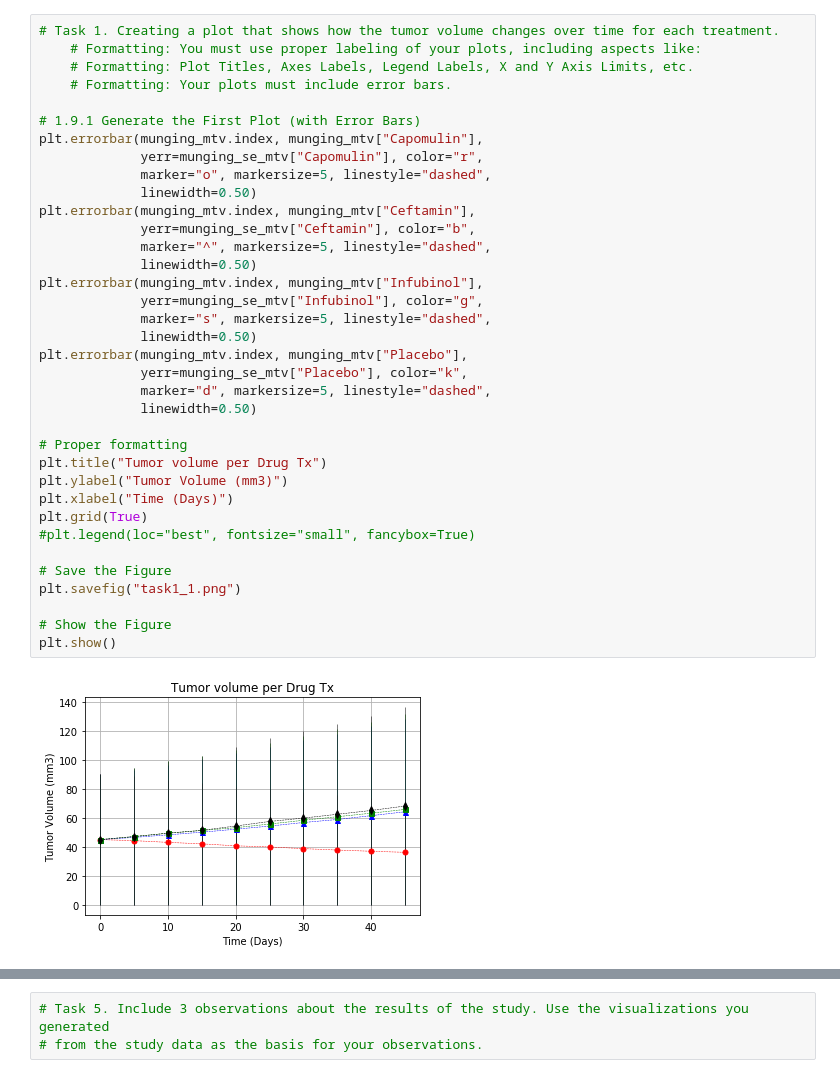
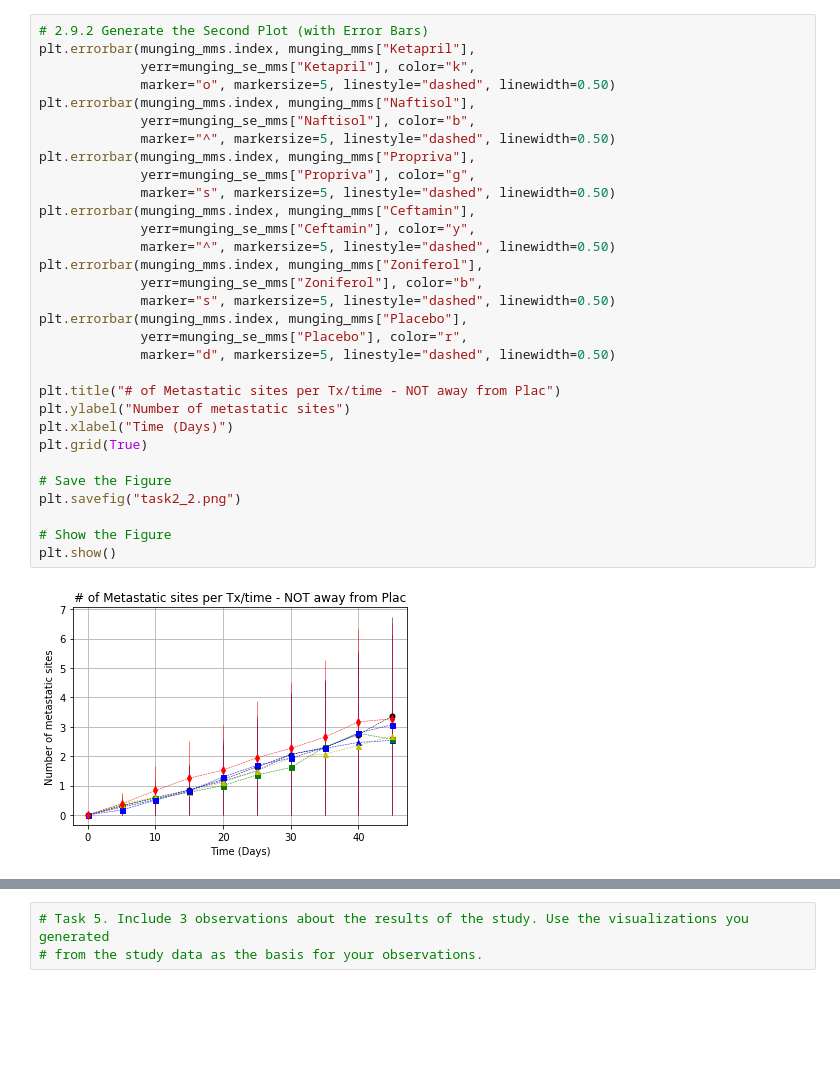
Before and after one commit to Enrique-Gaspar/matplotlib-challenge, a Jupyter notebook: Pymaceuticals/main-eg.ipynb, the cells around one changed output, grey strips where cells are left out. Drawn from its saved outputs; the diff is of its cells as text; blank space fills up the shorter version.

```diff
--- a/Pymaceuticals/main-eg.ipynb
+++ b/Pymaceuticals/main-eg.ipynb
@@ -101,38 +194,33 @@ munging_se_mtv
 # %%
-# Task 1. Creating a plot that shows how the tumor volume changes over time for each treatment.
-    # Formatting: You must use proper labeling of your plots, including aspects like:
-    # Formatting: Plot Titles, Axes Labels, Legend Labels, X and Y Axis Limits, etc.
-    # Formatting: Your plots must include error bars.
+# 2.9.2 Generate the Second Plot (with Error Bars)
+plt.errorbar(munging_mms.index, munging_mms["Ketapril"],
+             yerr=munging_se_mms["Ketapril"], color="k",
+             marker="o", markersize=5, linestyle="dashed", linewidth=0.50)
+plt.errorbar(munging_mms.index, munging_mms["Naftisol"],
+             yerr=munging_se_mms["Naftisol"], color="b",
+             marker="^", markersize=5, linestyle="dashed", linewidth=0.50)
+plt.errorbar(munging_mms.index, munging_mms["Propriva"],
+             yerr=munging_se_mms["Propriva"], color="g",
+             marker="s", markersize=5, linestyle="dashed", linewidth=0.50)
+plt.errorbar(munging_mms.index, munging_mms["Ceftamin"],
+             yerr=munging_se_mms["Ceftamin"], color="y",
+             marker="^", markersize=5, linestyle="dashed", linewidth=0.50)
+plt.errorbar(munging_mms.index, munging_mms["Zoniferol"],
+             yerr=munging_se_mms["Zoniferol"], color="b",
+             marker="s", markersize=5, linestyle="dashed", linewidth=0.50)
+plt.errorbar(munging_mms.index, munging_mms["Placebo"],
+             yerr=munging_se_mms["Placebo"], color="r",
+             marker="d", markersize=5, linestyle="dashed", linewidth=0.50)
 
-# 1.9.1 Generate the First Plot (with Error Bars)
-plt.errorbar(munging_mtv.index, munging_mtv["Capomulin"],
-             yerr=munging_se_mtv["Capomulin"], color="r",
-             marker="o", markersize=5, linestyle="dashed",
-             linewidth=0.50)
-plt.errorbar(munging_mtv.index, munging_mtv["Ceftamin"],
-             yerr=munging_se_mtv["Ceftamin"], color="b",
-             marker="^", markersize=5, linestyle="dashed",
-             linewidth=0.50)
-plt.errorbar(munging_mtv.index, munging_mtv["Infubinol"],
-             yerr=munging_se_mtv["Infubinol"], color="g",
-             marker="s", markersize=5, linestyle="dashed",
-             linewidth=0.50)
-plt.errorbar(munging_mtv.index, munging_mtv["Placebo"],
-             yerr=munging_se_mtv["Placebo"], color="k",
-             marker="d", markersize=5, linestyle="dashed",
-             linewidth=0.50)
-
-# Proper formatting
-plt.title("Tumor volume per Drug Tx")
-plt.ylabel("Tumor Volume (mm3)")
+plt.title("# of Metastatic sites per Tx/time - NOT away from Plac")
+plt.ylabel("Number of metastatic sites")
 plt.xlabel("Time (Days)")
 plt.grid(True)
-#plt.legend(loc="best", fontsize="small", fancybox=True)
 
 # Save the Figure
-plt.savefig("task1_1.png")
+plt.savefig("task2_2.png")
 
 # Show the Figure
 plt.show()
 # %% [output]
-[figure, old version]
+[figure, new version]
```
Also changed, not shown: parts of 19 cells of this notebook.
